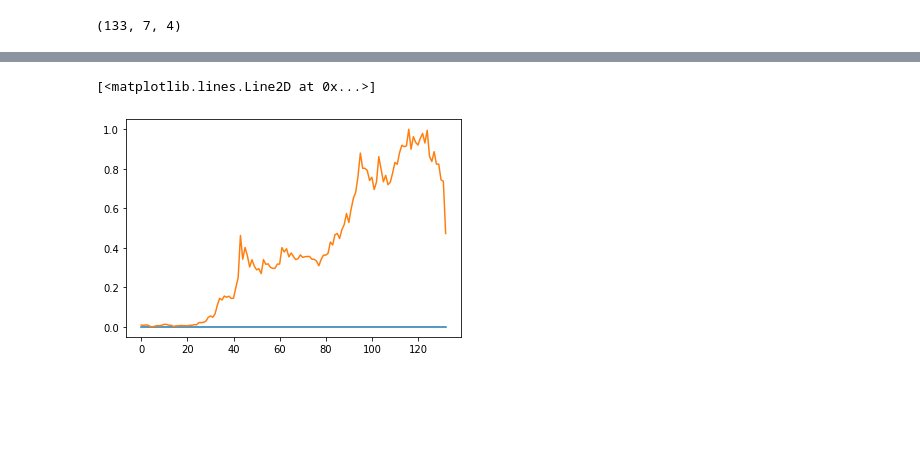
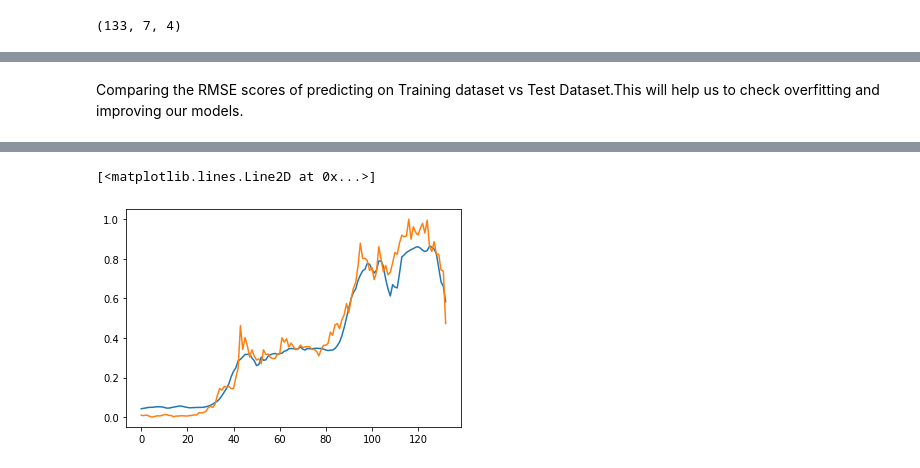
Before and after one commit to akhil14shukla/Crypto-Prediction, a Jupyter notebook: main_LSTM.ipynb, the cells around one changed output, grey strips where cells are left out. Saved outputs shown, nothing was run; the diff lists cells and outputs as text; code cells hidden in the pictures; blank space fills up the shorter version.

```diff
--- a/main_LSTM.ipynb
+++ b/main_LSTM.ipynb
@@ -194,14 +202,13 @@ model.add(LSTM(units=200, return_sequences=True))
 model.add(LSTM(units=200, return_sequences=True))
 model.add(LSTM(units=200))
 ##
-
 # model.add(Dropout(0.1))
 # model.add(LSTM(units=50,activation="relu"))
 # model.add(Dense(units=500, activation="relu"))
 # model.add(Dropout(0.2))
 
-model.add(Dense(units=1,activation="relu"))  # Final LSTM Layer of unit=1, cause we have just one Output, that is, Closing Price
-model.compile(optimizer='adam', loss=tf.keras.losses.Huber(delta=1.5),metrics=[rmse])   # Compiling, optimizer and loss can be changed to optimize the model for our specific purpose
+model.add(Dense(units=1))  # Final LSTM Layer of unit=1, cause we have just one Output, that is, Closing Price
+model.compile(optimizer='adam', loss=tf.keras.losses.Huber(delta=1),metrics=[rmse])   # Compiling, optimizer and loss can be changed to optimize the model for our specific purpose
 model.fit(x_train,y_train, epochs=80, batch_size=10)
 # %% [output]
 Epoch 1/80
@@ -265,3 +280,5 @@ plt.show()
+# %% [markdown]
+Comparing the RMSE scores of predicting on Training dataset vs Test Dataset.This will help us to check overfitting and improving our models.
 # %%
 # # Predict Next Day
 # real_data = [model_inputs[len(model_inputs) +1 - prediction_days: len(model_inputs) + 1,0]]
@@ -272,8 +289,10 @@ plt.show()
 # print()
 # (prediction_prices)
 # plottiong training dataset
-model.evaluate(x_test,actual_prices)
-model.evaluate(x_train,y_train)
+test = model.evaluate(x_test,actual_prices,verbose=0)[1];
+train = model.evaluate(x_train,y_train,verbose=0)[1];
+print("Test Data (RMSE) : ", test);
+print("Train Data (RMSE) : ", train);
 plt.plot(model.predict(x_train))
 plt.plot(y_train)
 # %% [output]
@@ -282,2 +301,2 @@ plt.plot(y_train)
 [<matplotlib.lines.Line2D at 0x...>]
-[figure, old version]
+[figure, new version]
```
Also changed, not shown: parts of 18 cells of this notebook.
